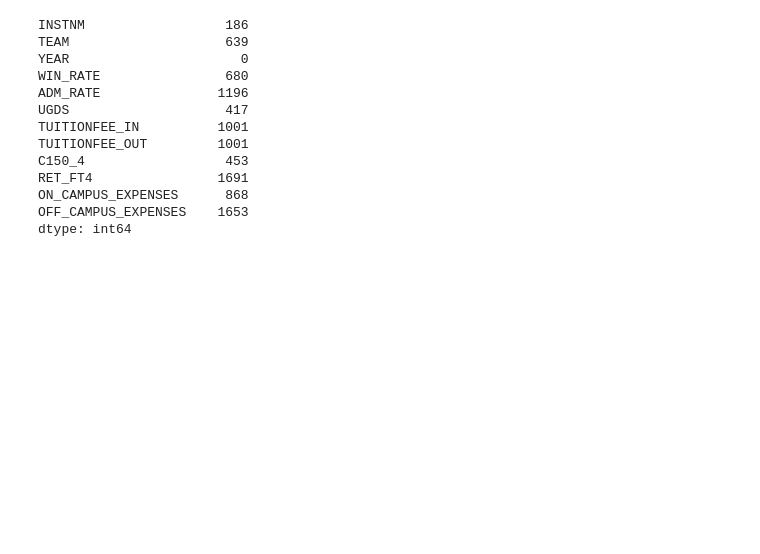
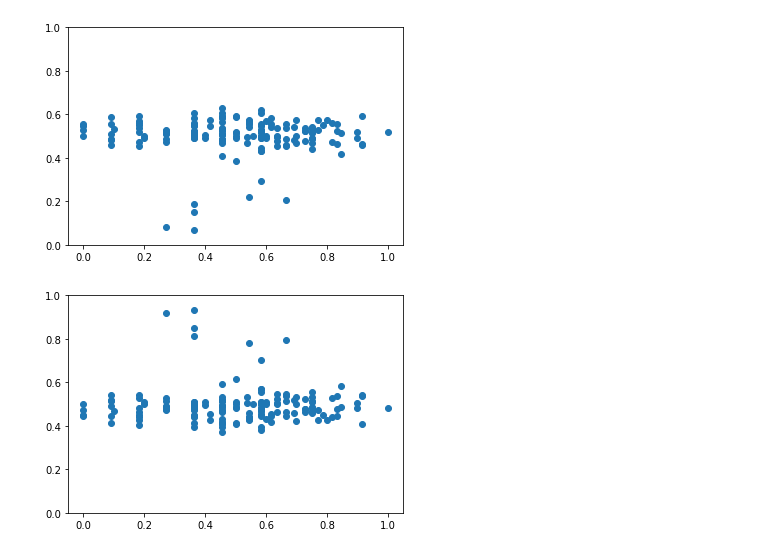
Before and after one commit to jpatrickb/football-to-admissions, a Jupyter notebook: xgboost.ipynb, the cells around one changed output. Drawn from its saved outputs; the diff is of its cells as text; code cells hidden in the pictures; blank space fills up the shorter version.

```diff
--- a/xgboost.ipynb
+++ b/xgboost.ipynb
@@ -6,27 +14,13 @@ from xgboost import XGBRegressor, plot_importance
-# %%
-df = pd.read_csv("football_admission.csv")
-schools = df["INSTNM"].values
-labels = df.columns.to_list()
-
-df.drop(columns=["UGDS_HISP", "UGDS_ASIAN", "UGDS_MEN", "UGDS_WOMEN", "ACTCMMID", "SAT_AVG", "CCSIZSET", "UGDS_WHITE", "UGDS_BLACK", "REGION", "WON", "LOST", "TIED"], inplace=True)
-# df.interpolate(inplace=True)
-# df.fillna(df.select_dtypes(include=['number']).mean(), inplace=True)
-
-# print(schools)
-nan_counts = df.isna().sum()
-# %%
-print(nan_counts)
-# %% [output]
-INSTNM                  186
-TEAM                    639
-YEAR                      0
-WIN_RATE                680
-ADM_RATE               1196
-UGDS                    417
-TUITIONFEE_IN          1001
-TUITIONFEE_OUT         1001
-C150_4                  453
-RET_FT4                1691
-ON_CAMPUS_EXPENSES      868
-OFF_CAMPUS_EXPENSES    1653
-dtype: int64
+# %%
+YEAR = 2007
+year_df = df[df['YEAR'] == YEAR]
+
+plt.scatter(year_df['WIN_RATE'].values, year_df['UGDS_WOMEN'].values)
+plt.ylim(0, 1)
+plt.show()
+plt.scatter(year_df['WIN_RATE'].values, year_df['UGDS_MEN'].values)
+plt.ylim(0, 1)
+plt.show()
+# %% [output]
+[figure, added]
+[figure, added]
```
Also changed, not shown: parts of 10 cells of this notebook.
